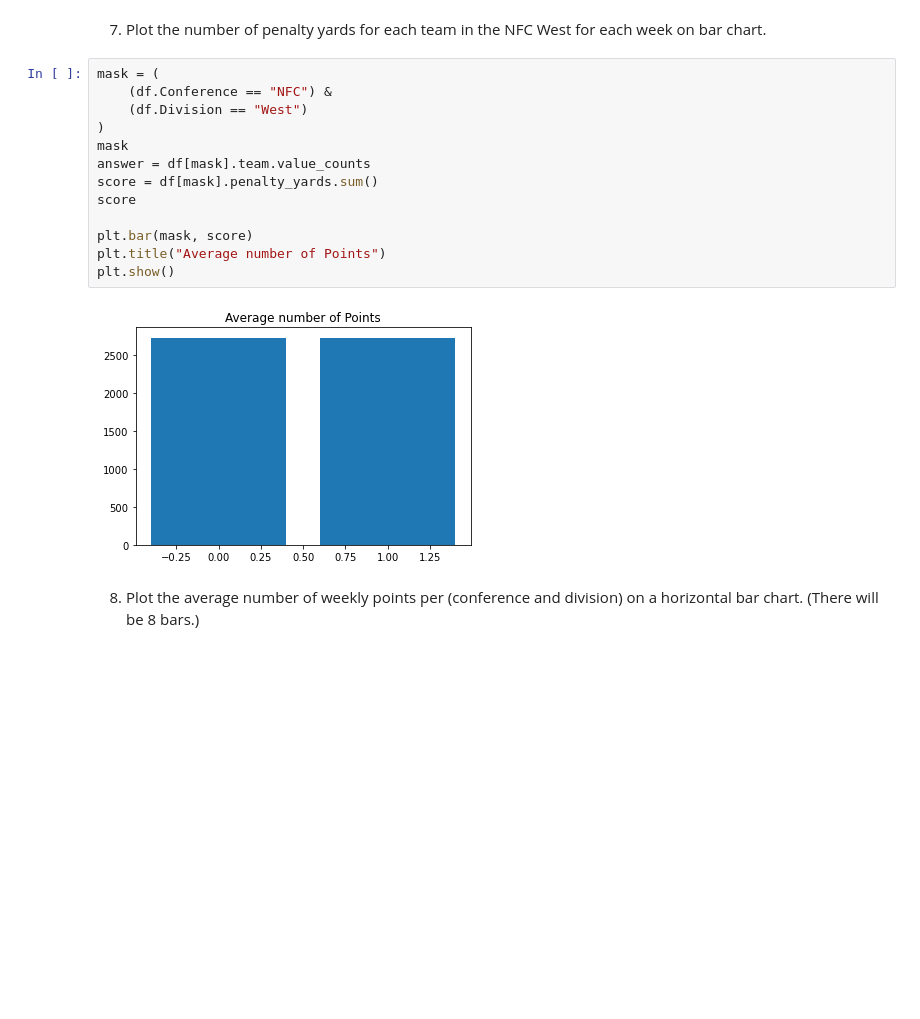
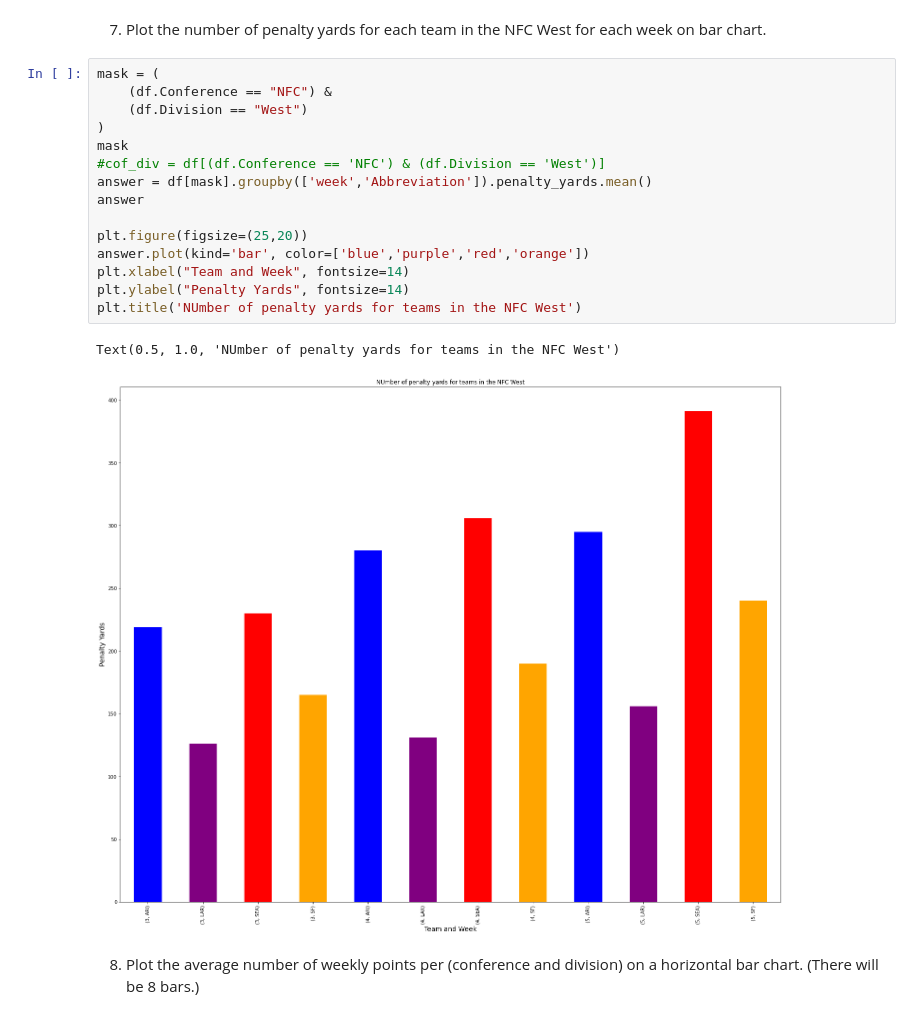
Before and after one commit to kayleeodom/cis277-fa22-Lab5, a Jupyter notebook: Lab5.ipynb, the cells around one changed output. Saved outputs shown, nothing was run; the diff lists cells and outputs as text; blank space fills up the shorter version.

```diff
--- a/Lab5.ipynb
+++ b/Lab5.ipynb
@@ -139,21 +140,24 @@ plt.show()
 [figure]
 # %% [markdown]
 7. Plot the number of penalty yards for each team in the NFC West for each week on bar chart.
-# %%
-mask = (
-    (df.Conference == "NFC") &
-    (df.Division == "West")
-)
-mask
-answer = df[mask].team.value_counts
-score = df[mask].penalty_yards.sum()
-score
-
-plt.bar(mask, score)
-plt.title("Average number of Points")
-plt.show()
-# %% [output]
-[figure, removed]
+# %%
+mask = (
+    (df.Conference == "NFC") &
+    (df.Division == "West")
+)
+mask
+#cof_div = df[(df.Conference == 'NFC') & (df.Division == 'West')]
+answer = df[mask].groupby(['week','Abbreviation']).penalty_yards.mean()
+answer
+
+plt.figure(figsize=(25,20))
+answer.plot(kind='bar', color=['blue','purple','red','orange'])
+plt.xlabel("Team and Week", fontsize=14)
+plt.ylabel("Penalty Yards", fontsize=14)
+plt.title('NUmber of penalty yards for teams in the NFC West')
+# %% [output]
+Text(0.5, 1.0, 'NUmber of penalty yards for teams in the NFC West')
+[figure, added]
 # %% [markdown]
 8. Plot the average number of weekly points per (conference and division) on a horizontal bar chart. (There will be 8 bars.)
 # %%
```
Also changed, not shown: parts of 6 cells of this notebook.
